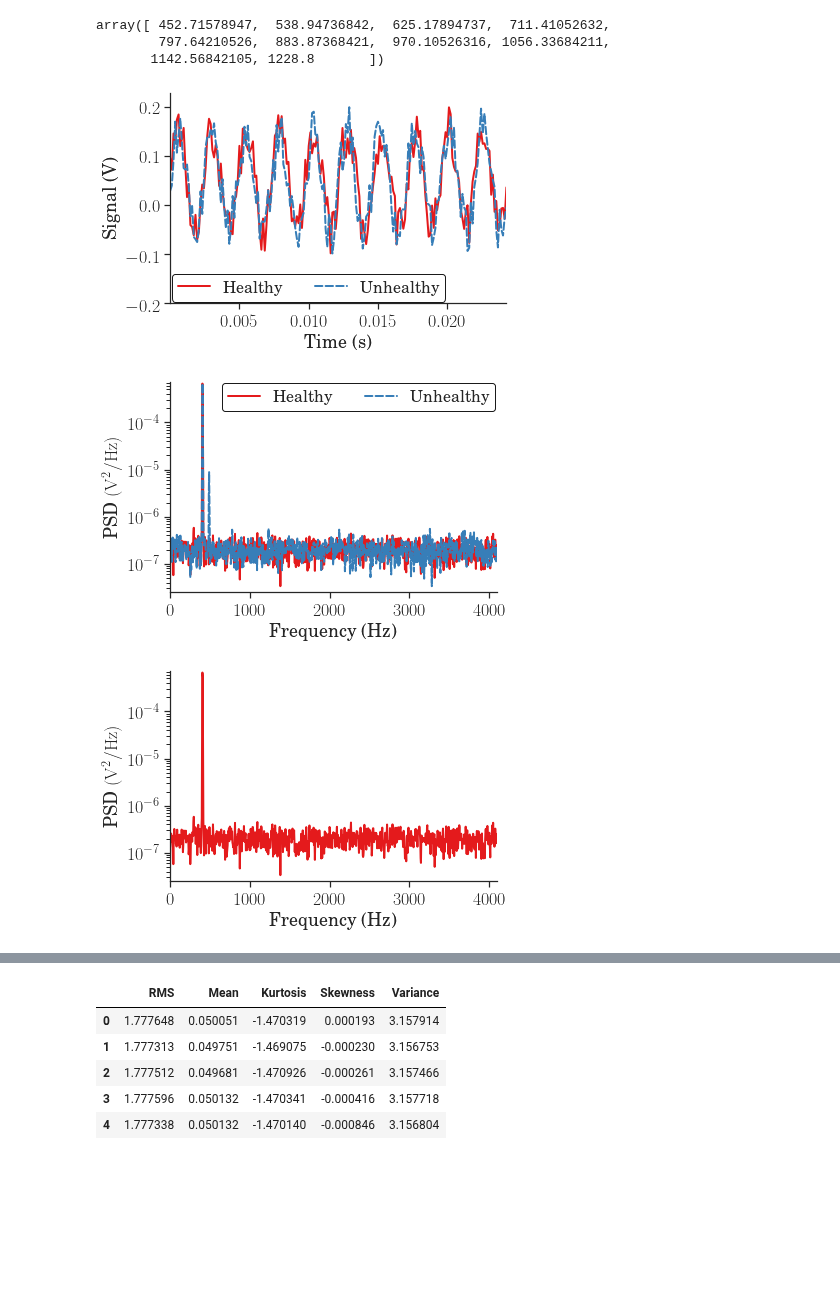
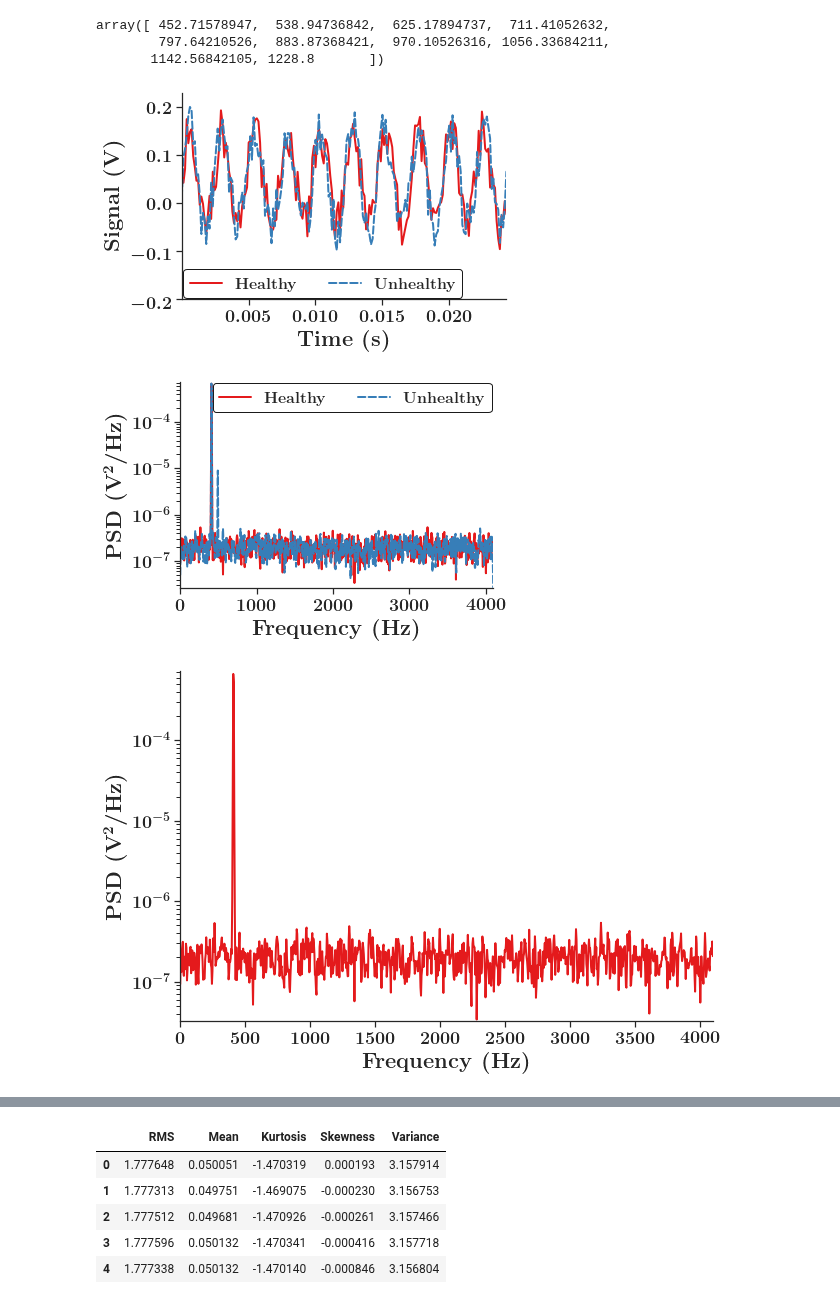
Before and after one commit to danielnewman09/Dissertation, a Jupyter notebook: Dissertation-Notebooks/Chapter-4/Create_Simulated_Data.ipynb, the cells around one changed output, grey strips where cells are left out. Saved outputs shown, nothing was run; the diff lists cells and outputs as text; code cells hidden in the pictures; blank space fills up the shorter version.

Commit message:
plotting updates

```diff
--- a/Dissertation-Notebooks/Chapter-4/Create_Simulated_Data.ipynb
+++ b/Dissertation-Notebooks/Chapter-4/Create_Simulated_Data.ipynb
@@ -154,8 +154,8 @@ array([ 452.71578947,  538.94736842,  625.17894737,  711.41052632,
         797.64210526,  883.87368421,  970.10526316, 1056.33684211,
        1142.56842105, 1228.8       ])
 # %%
-thisTime,unhealthySignal = create_noisy_signal(1,samplingRate,[frequencies[0],frequencies[0]*1.2],[amplitudes[0],0.1*amplitudes[0]],noiseStdDev[0],0,)
-thisTime,healthySignal = create_noisy_signal(1,samplingRate,[frequencies[0]],[amplitudes[0]],noiseStdDev[0],0,)
+thisTime,unhealthySignal = create_noisy_signal(1,samplingRate,[train_frequencies[0],train_frequencies[0]*1.2],[train_amplitudes[0],0.1*train_amplitudes[0]],noiseStdDev[0],0,)
+thisTime,healthySignal = create_noisy_signal(1,samplingRate,[train_frequencies[0]],[train_amplitudes[0]],noiseStdDev[0],0,)
 
 # plt.plot(thisSignal)
 # plt.show()
@@ -233,38 +233,38 @@ genplt.generate_plot(freqs, # X - coordinate on the plot
               legend_loc='best', # Specify the location of the legend
               ymax=0.1,
               log_y=True,
               ymin=0.05,
               transparent=True,
               showplot=True,
               save_plot=True,
-              template='publication',
-              file_type='png'
+              template='presentation',
+              file_type='svg'
              )
 
 # combine the responses and labels to put on our 2D plot
 responses = np.vstack((lin_log_interp(healthyAmps)))
 labels = [r'']
 
 # Create a 2D plot
 genplt.generate_plot(freqs, # X - coordinate on the plot
               responses,# Y - coordinates on the plot
               labels,# Labels for the plot legend
               'Frequency (Hz)',# X - axis label
-              r'Normalized Magnitude',   # Y - axis label
+              r'Normalized Amplitude',   # Y - axis label
               filename='FFT_Norm_Example',   # Plot filename
               folder='figures',    # Specify the folder where the filename will be saved
               num_col=2,    # Specify the number of columns in the legend
               legend_loc='best', # Specify the location of the legend
               ymax=0.1,
               log_y=False,
               ymin=0.05,
               transparent=True,
               showplot=True,
               save_plot=True,
-              template='publication',
-              file_type='png'
+              template='presentation',
+              file_type='svg'
              )
 # %% [output]
-[figure, old version]
+[figure, new version]
-[figure, old version]
+[figure, new version]
-[figure, old version]
+[figure, new version]
```
Also changed, not shown: parts of 1 cell of this notebook, 25 other files.
